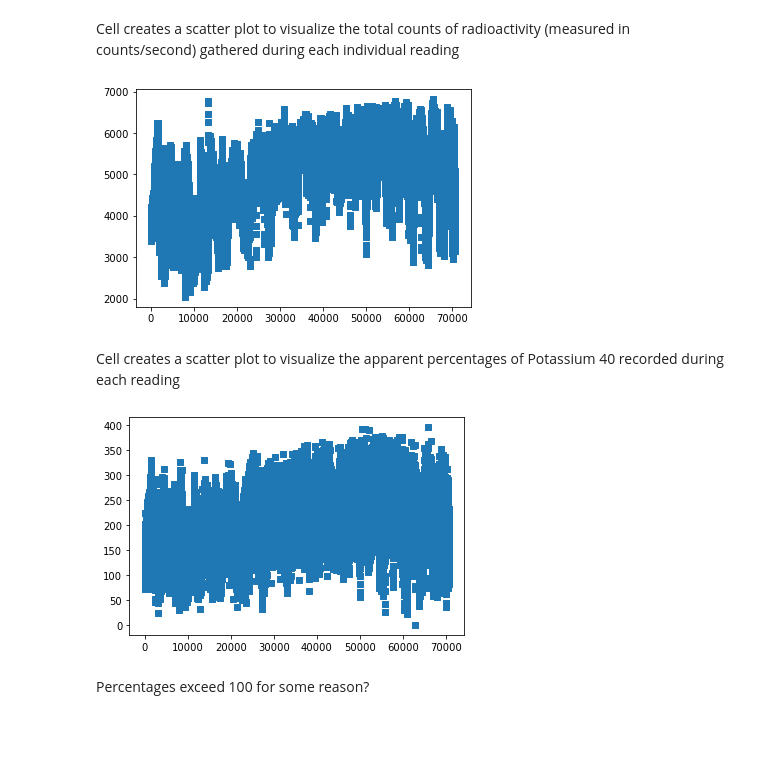
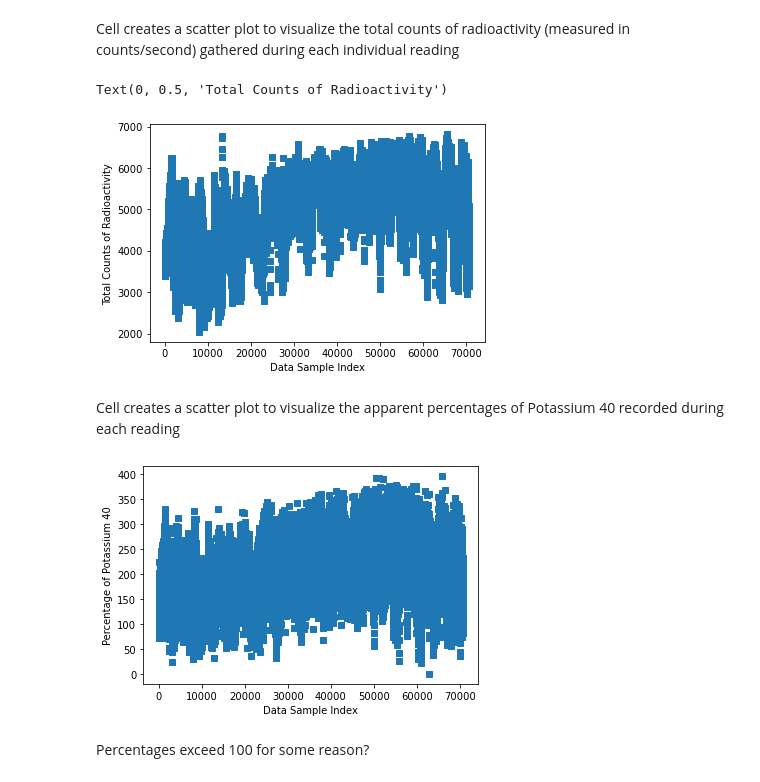
Before and after one commit to malbert131/FRI_Group_4_Project, a Jupyter notebook: main.ipynb, the cells around one changed output. Saved outputs shown, nothing was run; the diff lists cells and outputs as text; code cells hidden in the pictures; blank space fills up the shorter version.

Commit message:
added labels to scatter plots

```diff
--- a/main.ipynb
+++ b/main.ipynb
@@ -140,12 +140,15 @@ Cell creates a scatter plot to visualize the total counts of radioactivity (meas
 # %%
 rad_count_column = rad_DataFrame.loc[:, "total_count"]
 # radioactivity count numpy array
 rad_count = rad_count_column.values
 
 # plots counts of radioactivty detected in counts/second
-rad_graph = plt.scatter(x=range(len(rad_count)), y=rad_count, marker=",")
+plt.scatter(x=range(len(rad_count)), y=rad_count, marker=",")
+plt.xlabel("Data Sample Index") # x-label
+plt.ylabel("Total Counts of Radioactivity") # y-label
 # %% [output]
+Text(0, 0.5, 'Total Counts of Radioactivity')
-[figure, old version]
+[figure, new version]
 # %% [markdown]
 Cell creates a scatter plot to visualize the apparent percentages of Potassium 40 recorded during each reading
 # %%
@@ -154,9 +157,12 @@ K_count_column = rad_DataFrame.loc[:, "app_K"]
 K_count = K_count_column.values
 
 # plots apparent percentages of Potassium 40 at each reading
-K_percent_graph = plt.scatter(x=range(len(K_count)), y=K_count, marker=",")
+plt.scatter(x=range(len(K_count)), y=K_count, marker=",")
+plt.xlabel("Data Sample Index")
+plt.ylabel("Percentage of Potassium 40")
+plt.show()
 # %% [output]
-[figure, old version]
+[figure, new version]
 # %% [markdown]
 Percentages exceed 100 for some reason?
 # %% [markdown]
```
Also changed, not shown: parts of 2 cells of this notebook.
